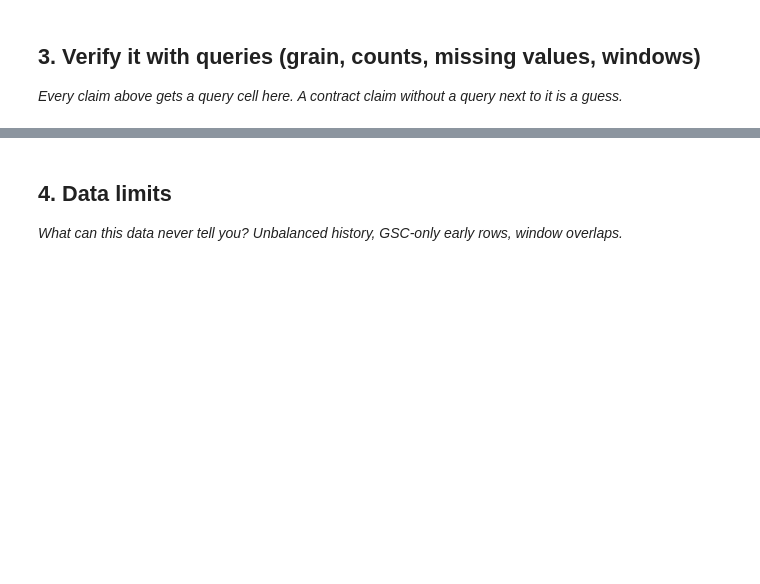
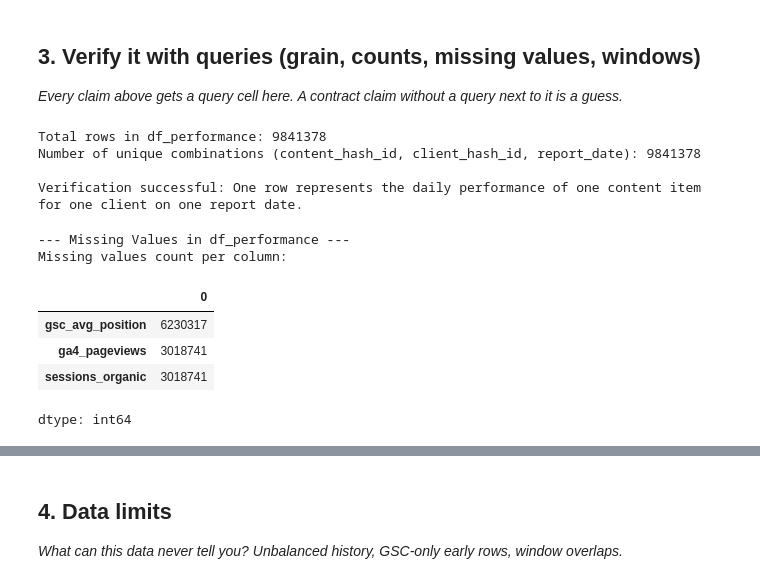
Before and after one commit to fareehaikram93/assignment1-intern, a Jupyter notebook: work/notebooks/w03_data_contract.ipynb, the cells around one changed output, grey strips where cells are left out. Saved outputs shown, nothing was run; the diff lists cells and outputs as text; code cells hidden in the pictures; blank space fills up the shorter version.

```diff
--- a/work/notebooks/w03_data_contract.ipynb
+++ b/work/notebooks/w03_data_contract.ipynb
@@ -142,3 +177,44 @@ df_performance.head()
 ## 3. Verify it with queries (grain, counts, missing values, windows)
 
 *Every claim above gets a query cell here. A contract claim without a query next to it is a guess.*
+# %%
+# Check for uniqueness of the combination of content_hash_id, client_hash_id, and report_date
+df_performance_rows = len(df_performance)
+unique_combinations = df_performance[['content_hash_id', 'client_hash_id', 'report_date']].drop_duplicates()
+num_unique_combinations = len(unique_combinations)
+
+print(f"Total rows in df_performance: {df_performance_rows}")
+print(f"Number of unique combinations (content_hash_id, client_hash_id, report_date): {num_unique_combinations}")
+
+if df_performance_rows == num_unique_combinations:
+    print("\nVerification successful: One row represents the daily performance of one content item for one client on one report date.")
+else:
+    print("\nVerification failed: There are duplicate combinations for (content_hash_id, client_hash_id, report_date).")
+    # Display duplicates if any
+    duplicates = df_performance[df_performance.duplicated(subset=['content_hash_id', 'client_hash_id', 'report_date'], keep=False)]
+    if not duplicates.empty:
+        print("\nSample of duplicate combinations:")
+        display(duplicates.sort_values(by=['content_hash_id', 'client_hash_id', 'report_date']).head())
+# %% [output]
+Total rows in df_performance: 9841378
+Number of unique combinations (content_hash_id, client_hash_id, report_date): 9841378
+
+Verification successful: One row represents the daily performance of one content item for one client on one report date.
+# %%
+print("\n--- Missing Values in df_performance ---")
+missing_values_performance = df_performance.isnull().sum()
+missing_values_performance = missing_values_performance[missing_values_performance > 0]
+
+if missing_values_performance.empty:
+    print("No missing values found in df_performance.")
+else:
+    print("Missing values count per column:")
+    display(missing_values_performance.sort_values(ascending=False))
+# %% [output]
+--- Missing Values in df_performance ---
+Missing values count per column:
+|  | 0 |
+| gsc_avg_position | 6230317 |
+| ga4_pageviews | 3018741 |
+| sessions_organic | 3018741 |
+dtype: int64
```
Also changed, not shown: parts of 8 cells of this notebook.
